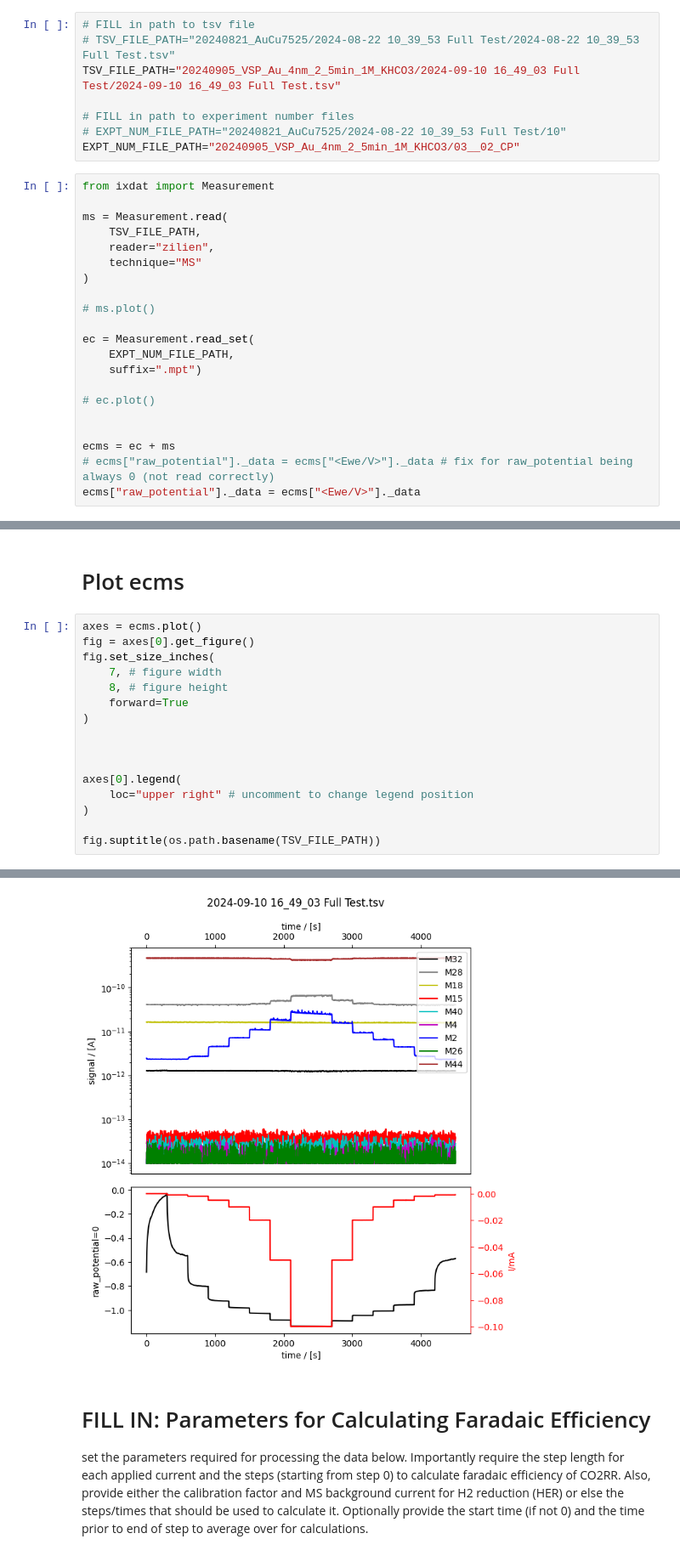
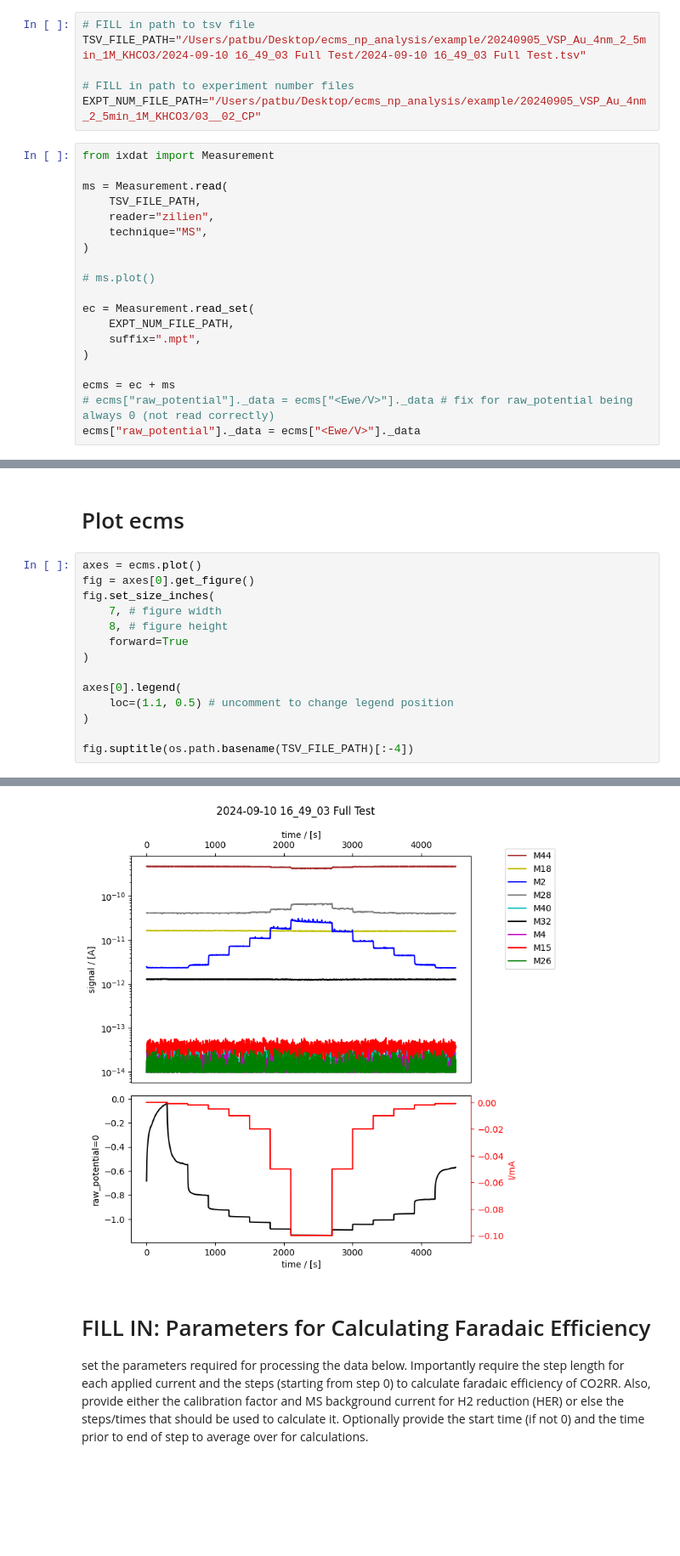
Before and after one commit to pwvbutler/ecms-np-analysis, a Jupyter notebook: notebooks/ecms_faradaic_efficiency.ipynb, the cells around one changed output, grey strips where cells are left out. Shown: that part at 85% size. Drawn from its saved outputs; the diff is of its cells as text; blank space fills up the shorter version.

```diff
--- a/notebooks/ecms_faradaic_efficiency.ipynb
+++ b/notebooks/ecms_faradaic_efficiency.ipynb
@@ -12,28 +12,24 @@ os.getcwd()
 # %%
 # FILL in path to tsv file
-# TSV_FILE_PATH="20240821_AuCu7525/2024-08-22 10_39_53 Full Test/2024-08-22 10_39_53 Full Test.tsv"
-TSV_FILE_PATH="20240905_VSP_Au_4nm_2_5min_1M_KHCO3/2024-09-10 16_49_03 Full Test/2024-09-10 16_49_03 Full Test.tsv"
+TSV_FILE_PATH="/Users/patbu/Desktop/ecms_np_analysis/example/20240905_VSP_Au_4nm_2_5min_1M_KHCO3/2024-09-10 16_49_03 Full Test/2024-09-10 16_49_03 Full Test.tsv"
 
 # FILL in path to experiment number files
-# EXPT_NUM_FILE_PATH="20240821_AuCu7525/2024-08-22 10_39_53 Full Test/10"
-EXPT_NUM_FILE_PATH="20240905_VSP_Au_4nm_2_5min_1M_KHCO3/03__02_CP"
+EXPT_NUM_FILE_PATH="/Users/patbu/Desktop/ecms_np_analysis/example/20240905_VSP_Au_4nm_2_5min_1M_KHCO3/03__02_CP"
 # %%
 from ixdat import Measurement
 
 ms = Measurement.read(
     TSV_FILE_PATH,
     reader="zilien",
-    technique="MS"
+    technique="MS",
 )
 
 # ms.plot()
 
 ec = Measurement.read_set(
     EXPT_NUM_FILE_PATH,
-    suffix=".mpt")
-
-# ec.plot()
-
+    suffix=".mpt",
+)
 
 ecms = ec + ms
 # ecms["raw_potential"]._data = ecms["<Ewe/V>"]._data # fix for raw_potential being always 0 (not read correctly)
@@ -53,11 +49,9 @@ fig.set_size_inches(
     forward=True
 )
 
-
-
 axes[0].legend(
-    loc="upper right" # uncomment to change legend position
+    loc=(1.1, 0.5) # uncomment to change legend position
 )
 
-fig.suptitle(os.path.basename(TSV_FILE_PATH))
+fig.suptitle(os.path.basename(TSV_FILE_PATH)[:-4])
 # %% [output]
@@ -65,4 +59,4 @@ Text(0.5, 0.98, '2024-09-10 16_49_03 Full Test.tsv')
-[figure, old version]
+[figure, new version]
 # %% [markdown]
 # FILL IN: Parameters for Calculating Faradaic Efficiency
 set the parameters required for processing the data below. Importantly require the step length for each applied current and the steps (starting from step 0) to calculate faradaic efficiency of CO2RR. Also, provide either the calibration factor and MS background current for H2 reduction (HER) or else the steps/times that should be used to calculate it. Optionally provide the start time (if not 0) and the time prior to end of step to average over for calculations.
```
Also changed, not shown: parts of 45 cells of this notebook.
